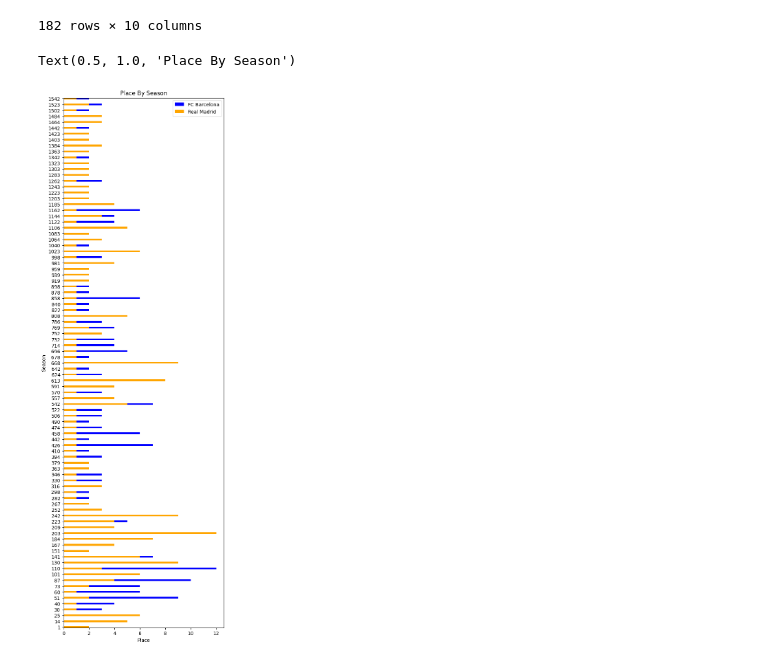
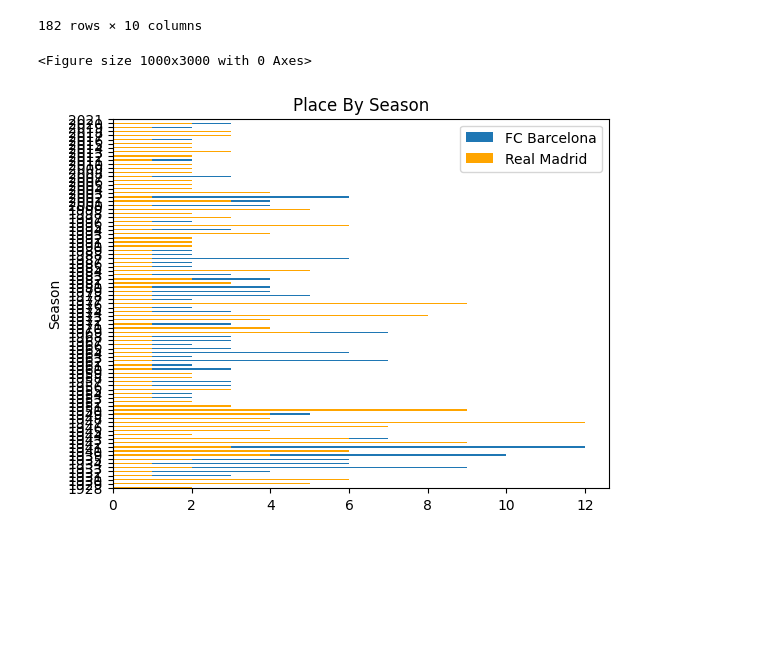
Before and after one commit to EvanDBush/soccer_rivalry_project, a Jupyter notebook: head_to_head.ipynb, the cells around one changed output. Cells and saved outputs as stored; diff of their text form; code cells hidden in the pictures; blank space fills up the shorter version.

Commit message:
finishing last plot. needs work on spacing

```diff
--- a/head_to_head.ipynb
+++ b/head_to_head.ipynb
@@ -153,13 +153,17 @@ combined_season_results
 # %%
 
 
-plt.figure(figsize= (6, 20))
-barca_places = barca_season_results.groupby(['Team'])['Place']
-madrid_places = madrid_season_results.groupby(['Team'])['Place']
-barca_places.plot(kind='barh', width=.3, color='blue', xlabel='Place', ylabel='Season', yticks=((np.arange(1928, 2023, step=1))))
-madrid_places.plot(kind='barh',width= -.3, color='orange', xlabel='Place', ylabel='Season', yticks=((np.arange(1928, 2023, step=1))))
+plt.figure(figsize= (10, 30))
+barca_places = barca_season_results
+madrid_places = madrid_season_results
+
+ax = barca_places.plot(kind='barh', y='Place', x='Season', ylim= (1922,2022), label='FC Barcelona', width=.3, yticks=(np.arange(1928, 2023, step=1)))
+madrid_places.plot(ax=ax, kind='barh', y='Place', x='Season', color='orange', label='Real Madrid', width=-.3)
+
+
 plt.legend()
 plt.title('Place By Season')
+plt.show()
 # %% [output]
-Text(0.5, 1.0, 'Place By Season')
+<Figure size 1000x3000 with 0 Axes>
-[figure, old version]
+[figure, new version]
```
Also changed, not shown: 1 other file.
